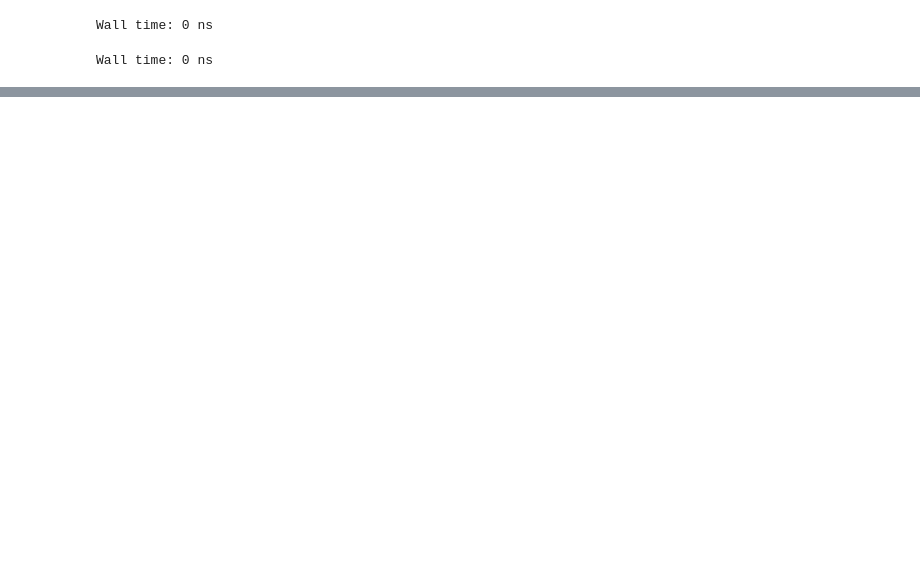
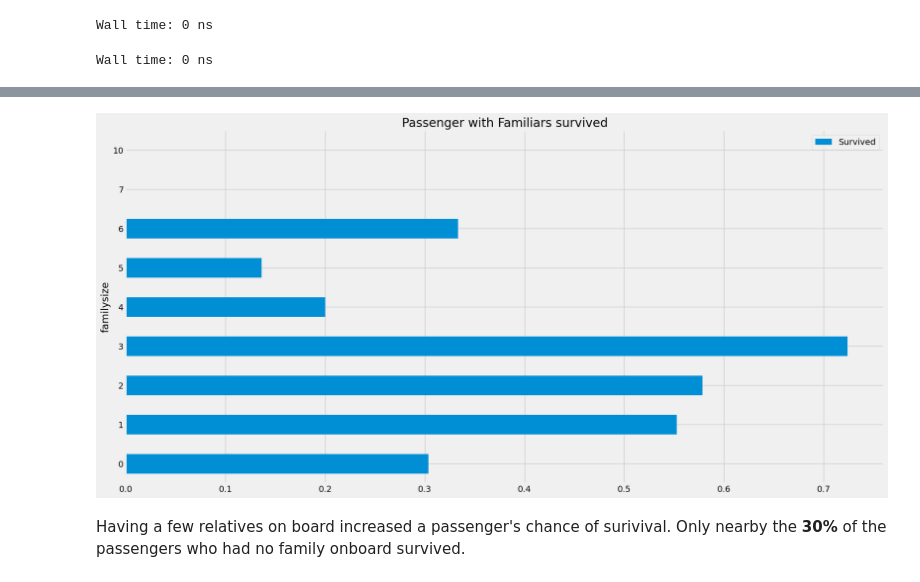
Before and after one commit to raduspaimoc/DataQuest-Projects, a Jupyter notebook: Creating a Kaggle Workflow/Creating a Kaggle Workflow.ipynb, the cells around one changed output, grey strips where cells are left out. Cells and saved outputs as stored; diff of their text form; code cells hidden in the pictures; blank space fills up the shorter version.

```diff
--- a/Creating a Kaggle Workflow/Creating a Kaggle Workflow.ipynb
+++ b/Creating a Kaggle Workflow/Creating a Kaggle Workflow.ipynb
@@ -141,0 +222,4 @@ Wall time: 0 ns
+# %%
+explore_cols = ["SibSp","Parch","Survived"]
+explore = train[explore_cols].copy()
+explore
@@ -141,0 +240,2 @@ Wall time: 0 ns
+# %%
+explore['familysize'] = explore[["SibSp","Parch"]].sum(axis=1)
@@ -141,0 +244,6 @@ Wall time: 0 ns
+# %%
+plot_horizontally(explore, "familysize", "Survived", "Passenger with Familiars survived", kind="barh")
+# %% [output]
+[figure, added]
+# %% [markdown]
+Having a few relatives on board increased a passenger's chance of surivival. Only nearby the **30%** of the passengers who had no family onboard survived.
```
Also changed, not shown: parts of 18 cells of this notebook.
